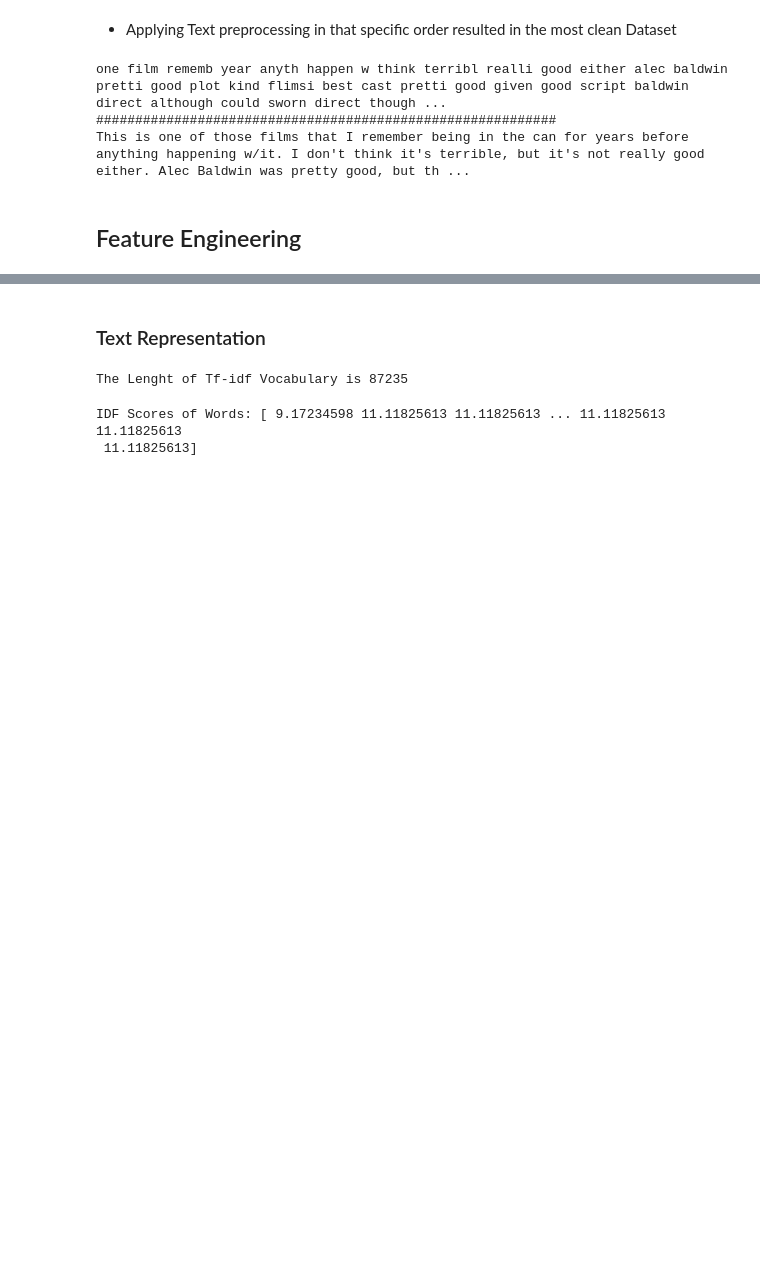
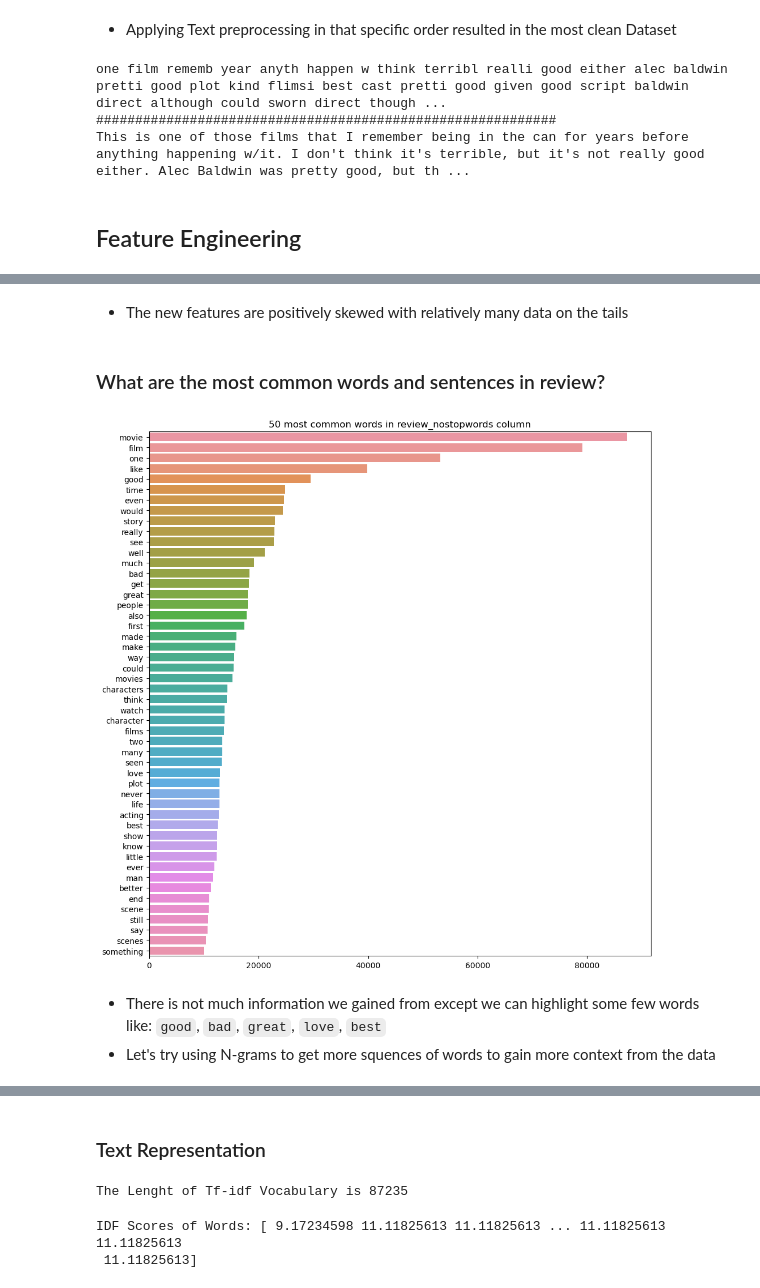
Before and after one commit to AlyAEE/IMDB-Reviews-Sentiment-Analysis-Project, a Jupyter notebook: NoteBooks/IMDB Reviews Sentiment Analysis.ipynb, the cells around one changed output, grey strips where cells are left out. Saved outputs shown, nothing was run; the diff lists cells and outputs as text; code cells hidden in the pictures; blank space fills up the shorter version.

Commit message:
Finished Exploratory Data Analysis

```diff
--- a/NoteBooks/IMDB Reviews Sentiment Analysis.ipynb
+++ b/NoteBooks/IMDB Reviews Sentiment Analysis.ipynb
@@ -171,0 +246,26 @@ def stopwords_count(text):
+# %%
+# pLot bar plot of top n words in a col
+def plot_most_common_words(col,n):
+
+    # Get the vocab in each row
+    vocab = col.str.split().values.tolist()
+    # Create the corpus of the whole column
+    corpus=[word for line in vocab for word in line]
+
+    # Get the most common n words
+    counter=Counter(corpus).most_common(n)
+    word = []
+    count = []
+    for i, j in counter:
+        word.append(i)
+        count.append(j)
+
+    # define Seaborn color palette
+    palette_color = sns.color_palette("rocket", n)
+    # Set the fig size
+    plt.figure(figsize=(10, 10))
+    sns.barplot(x= count, y= word)
+    plt.title(f'{n} most common words in {col.name} column')
+    # Save the figure
+    save_fig(f'3-{n} most common words in {col.name} column')
+    plt.show()
@@ -323,0 +568,12 @@ featured_df = pd.read_pickle(ENGINEERED_PATH)
+# %% [markdown]
+- The new features are positively skewed with relatively many data on the tails
+# %% [markdown]
+### What are the most common words and sentences in review?
+# %%
+# Plot the most common 50 unigram words in the dataset
+plot_most_common_words(temp_df['review_nostopwords'], 50)
+# %% [output]
+[figure, added]
+# %% [markdown]
+- There is not much information we gained from except we can highlight some few words like: `good`, `bad`, `great`, `love`, `best`
+- Let's try using N-grams to get more squences of words to gain more context from the data
```
Also changed, not shown: parts of 54 cells of this notebook, 18 other files.
